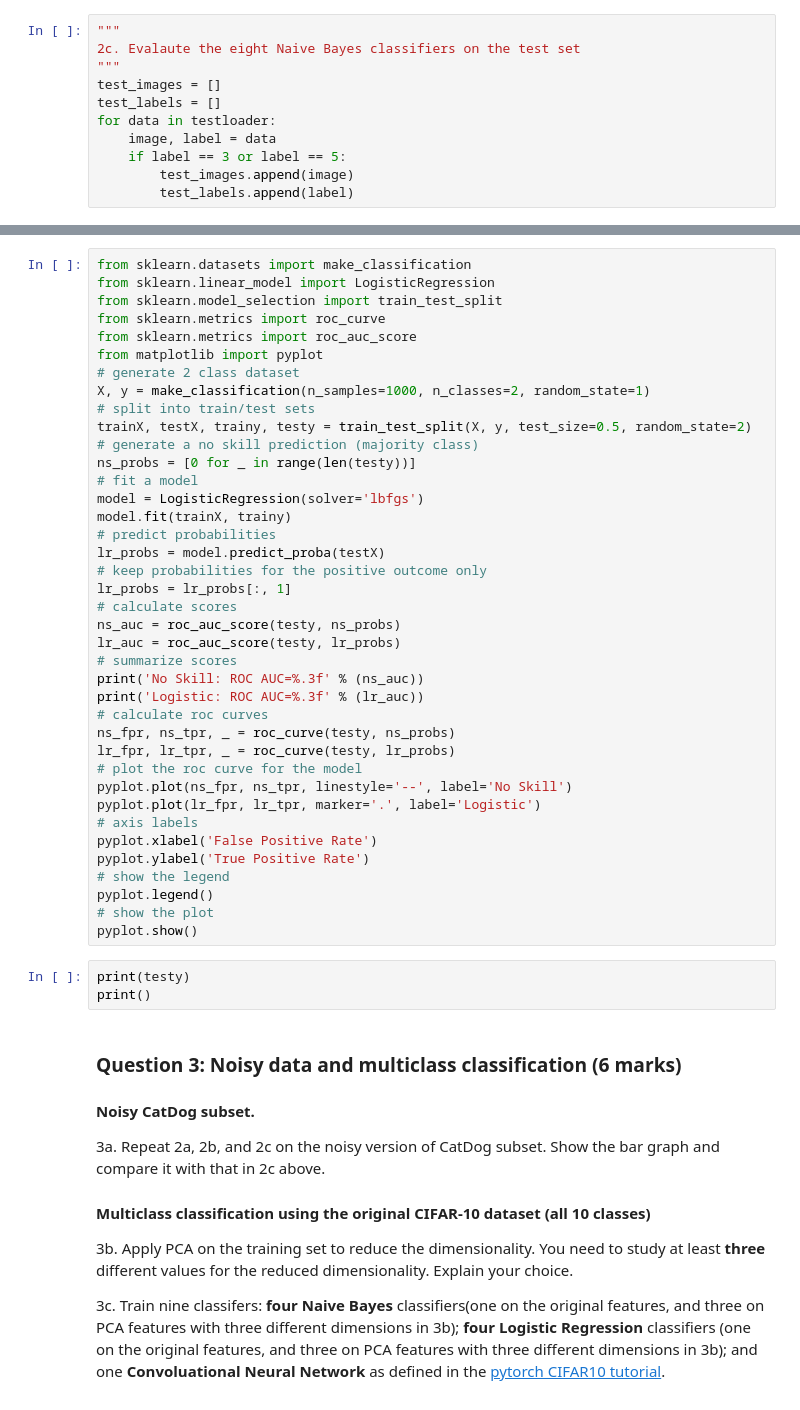
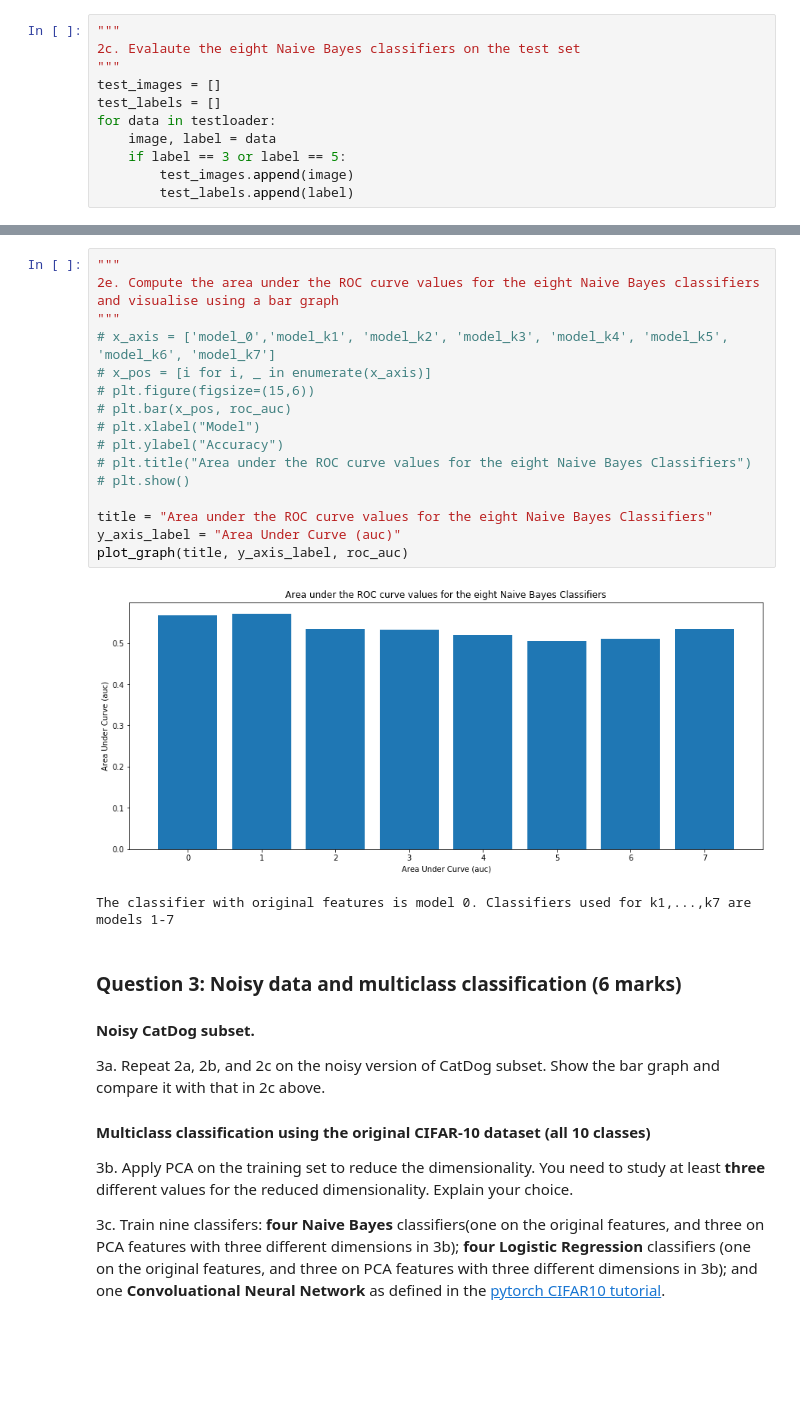
Before and after one commit to Fiyin39/com4509--assignment2, a Jupyter notebook: COM4509-6509_Assignment_2_UCard_XXXXXXXXX(1).ipynb, the cells around one changed output, grey strips where cells are left out. Drawn from its saved outputs; the diff is of its cells as text; blank space fills up the shorter version.

```diff
--- a/COM4509-6509_Assignment_2_UCard_XXXXXXXXX(1).ipynb
+++ b/COM4509-6509_Assignment_2_UCard_XXXXXXXXX(1).ipynb
@@ -455,45 +422,22 @@ print(y_score)
-# %%
-from sklearn.datasets import make_classification
-from sklearn.linear_model import LogisticRegression
-from sklearn.model_selection import train_test_split
-from sklearn.metrics import roc_curve
-from sklearn.metrics import roc_auc_score
-from matplotlib import pyplot
-# generate 2 class dataset
-X, y = make_classification(n_samples=1000, n_classes=2, random_state=1)
-# split into train/test sets
-trainX, testX, trainy, testy = train_test_split(X, y, test_size=0.5, random_state=2)
-# generate a no skill prediction (majority class)
-ns_probs = [0 for _ in range(len(testy))]
-# fit a model
-model = LogisticRegression(solver='lbfgs')
-model.fit(trainX, trainy)
-# predict probabilities
-lr_probs = model.predict_proba(testX)
-# keep probabilities for the positive outcome only
-lr_probs = lr_probs[:, 1]
-# calculate scores
-ns_auc = roc_auc_score(testy, ns_probs)
-lr_auc = roc_auc_score(testy, lr_probs)
-# summarize scores
-print('No Skill: ROC AUC=%.3f' % (ns_auc))
-print('Logistic: ROC AUC=%.3f' % (lr_auc))
-# calculate roc curves
-ns_fpr, ns_tpr, _ = roc_curve(testy, ns_probs)
-lr_fpr, lr_tpr, _ = roc_curve(testy, lr_probs)
-# plot the roc curve for the model
-pyplot.plot(ns_fpr, ns_tpr, linestyle='--', label='No Skill')
-pyplot.plot(lr_fpr, lr_tpr, marker='.', label='Logistic')
-# axis labels
-pyplot.xlabel('False Positive Rate')
-pyplot.ylabel('True Positive Rate')
-# show the legend
-pyplot.legend()
-# show the plot
-pyplot.show()
-# %%
-print(testy)
-print()
+# %%
+"""
+2e. Compute the area under the ROC curve values for the eight Naive Bayes classifiers and visualise using a bar graph
+"""
+# x_axis = ['model_0','model_k1', 'model_k2', 'model_k3', 'model_k4', 'model_k5', 'model_k6', 'model_k7']
+# x_pos = [i for i, _ in enumerate(x_axis)]
+# plt.figure(figsize=(15,6))
+# plt.bar(x_pos, roc_auc)
+# plt.xlabel("Model")
+# plt.ylabel("Accuracy")
+# plt.title("Area under the ROC curve values for the eight Naive Bayes Classifiers")
+# plt.show()
+
+title = "Area under the ROC curve values for the eight Naive Bayes Classifiers"
+y_axis_label = "Area Under Curve (auc)"
+plot_graph(title, y_axis_label, roc_auc)
+# %% [output]
+[figure, added]
+The classifier with original features is model 0. Classifiers used for k1,...,k7 are models 1-7
 # %% [markdown]
 ### Question 3: Noisy data and multiclass classification (6 marks)
 
```
Also changed, not shown: parts of 18 cells of this notebook.
